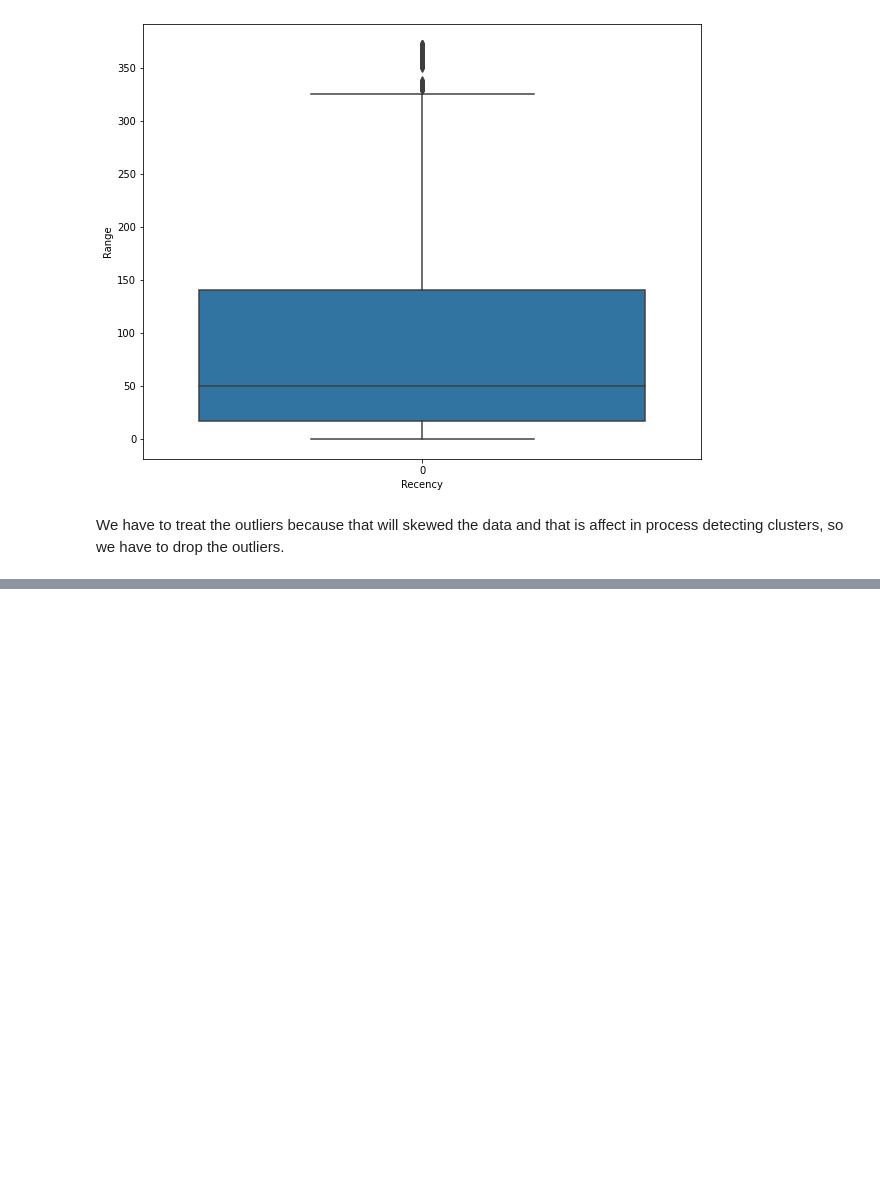
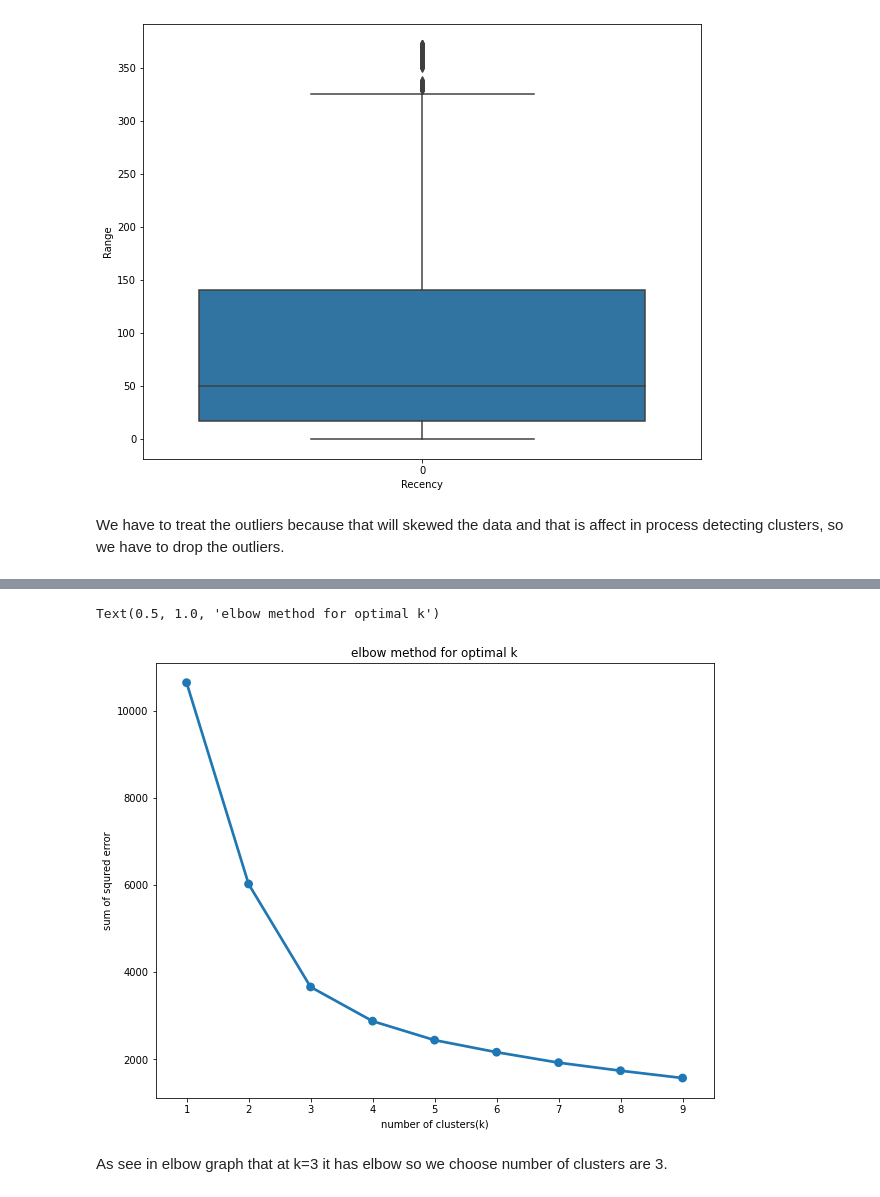
Before and after one commit to milanajudiya/Customer_Segmentation, a Jupyter notebook: Online_Retail_Customer_Segmentation.ipynb, the cells around one changed output, grey strips where cells are left out. Drawn from its saved outputs; the diff is of its cells as text; code cells hidden in the pictures; blank space fills up the shorter version.

```diff
--- a/Online_Retail_Customer_Segmentation.ipynb
+++ b/Online_Retail_Customer_Segmentation.ipynb
@@ -555,0 +632,19 @@ We have to treat the outliers because that will skewed the data and that is affe
+# %%
+k_values = list(range(1,10))
+sum_of_sqrt_error = []
+
+for k in k_values:
+  kmeans = KMeans(n_clusters= k, init = "k-means++", max_iter= 1000)
+  kmeans.fit_transform(df_rfm_scaled)
+  sum_of_sqrt_error.append(kmeans.inertia_)
+
+plt.figure(figsize=(10,8))
+sns.pointplot(k_values, sum_of_sqrt_error)
+plt.xlabel("number of clusters(k)")
+plt.ylabel("sum of squred error")
+plt.title("elbow method for optimal k")
+# %% [output]
+Text(0.5, 1.0, 'elbow method for optimal k')
+[figure, added]
+# %% [markdown]
+As see in elbow graph that at k=3 it has elbow so we choose number of clusters are 3.
```
Also changed, not shown: parts of 16 cells of this notebook.
